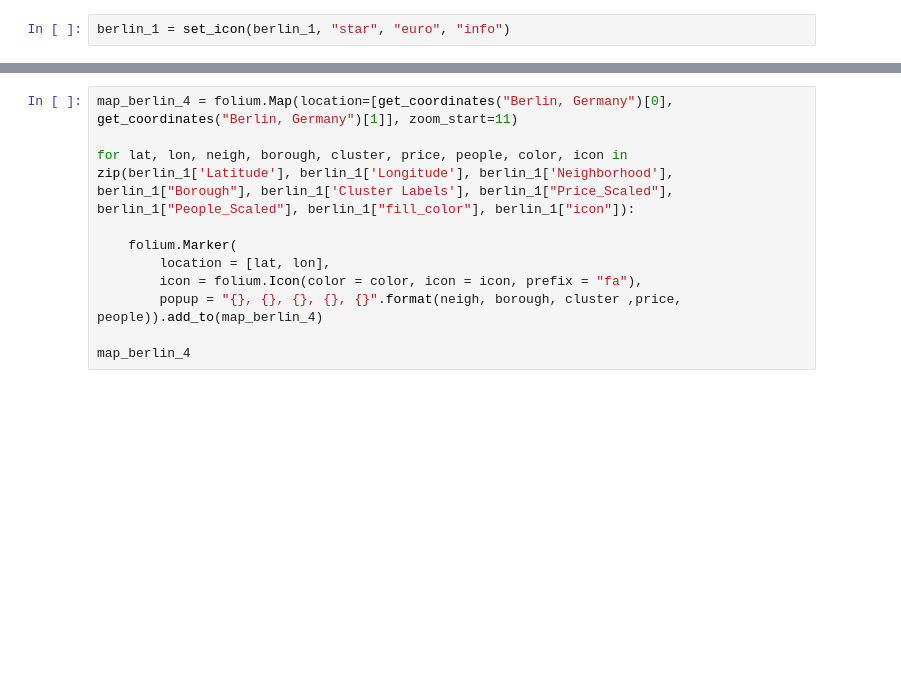
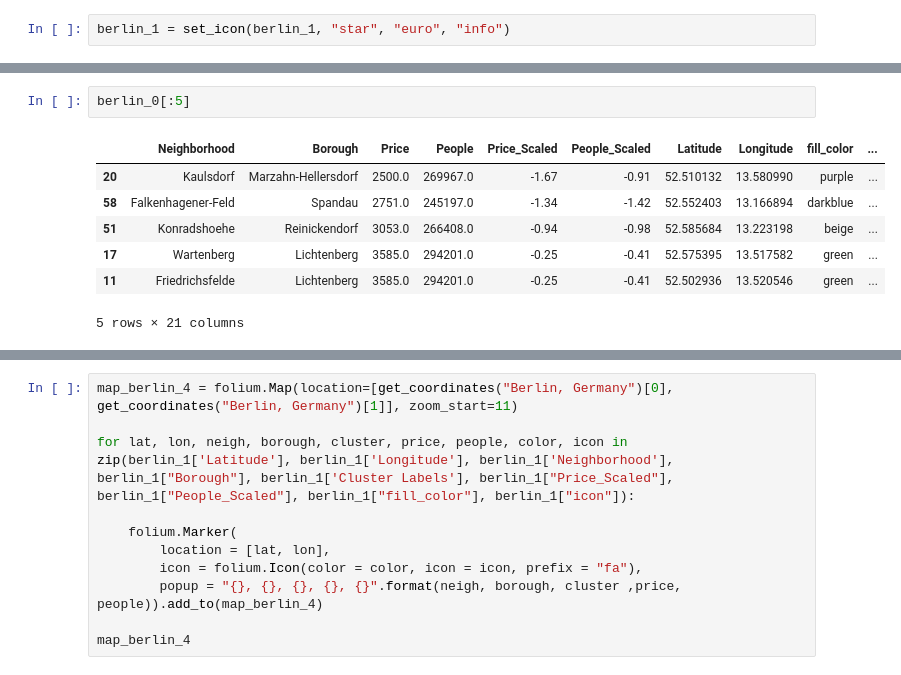
Before and after one commit to El-Gringo-Loco/IBM_Coursera_Capstone, a Jupyter notebook: coursera_capstone_project_week_05.ipynb, the cells around one changed output, grey strips where cells are left out. Cells and saved outputs as stored; diff of their text form; blank space fills up the shorter version.

```diff
--- a/coursera_capstone_project_week_05.ipynb
+++ b/coursera_capstone_project_week_05.ipynb
@@ -682,3 +670,13 @@ for lat, lon, neigh, borough, cluster, price, people, color, icon in zip(berlin_
 map_berlin_3
 # %% [output]
 [interactive output not drawn]
+# %%
+berlin_0[:5]
+# %% [output]
+|  | Neighborhood | Borough | Price | People | Price_Scaled | People_Scaled | Latitude | Longitude | fill_color | ... |
+| 20 | Kaulsdorf | Marzahn-Hellersdorf | 2500.0 | 269967.0 | -1.67 | -0.91 | 52.510132 | 13.580990 | purple | ... |
+| 58 | Falkenhagener-Feld | Spandau | 2751.0 | 245197.0 | -1.34 | -1.42 | 52.552403 | 13.166894 | darkblue | ... |
+| 51 | Konradshoehe | Reinickendorf | 3053.0 | 266408.0 | -0.94 | -0.98 | 52.585684 | 13.223198 | beige | ... |
+| 17 | Wartenberg | Lichtenberg | 3585.0 | 294201.0 | -0.25 | -0.41 | 52.575395 | 13.517582 | green | ... |
+| 11 | Friedrichsfelde | Lichtenberg | 3585.0 | 294201.0 | -0.25 | -0.41 | 52.502936 | 13.520546 | green | ... |
+5 rows × 21 columns
```
Also changed, not shown: parts of 8 cells of this notebook.
